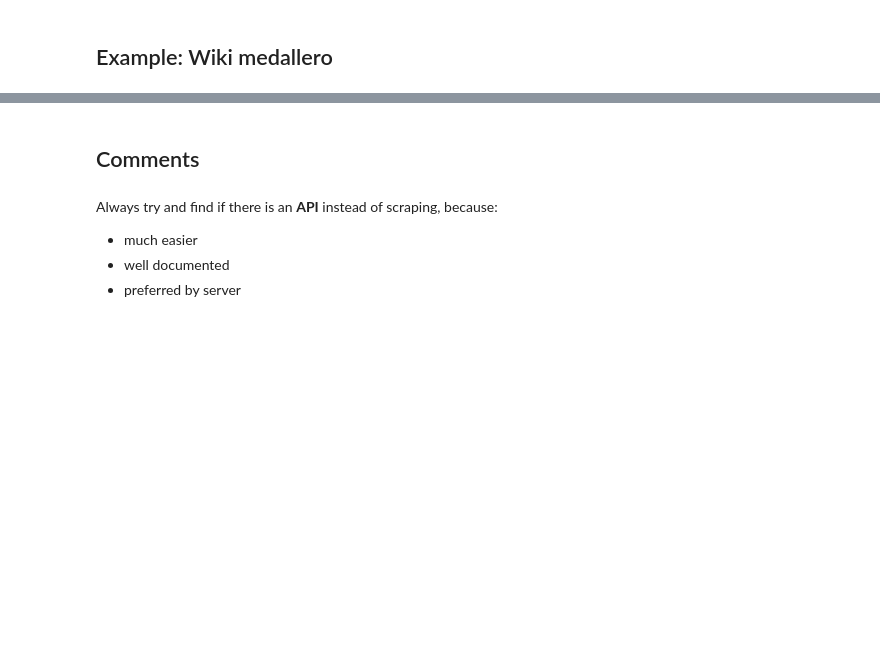
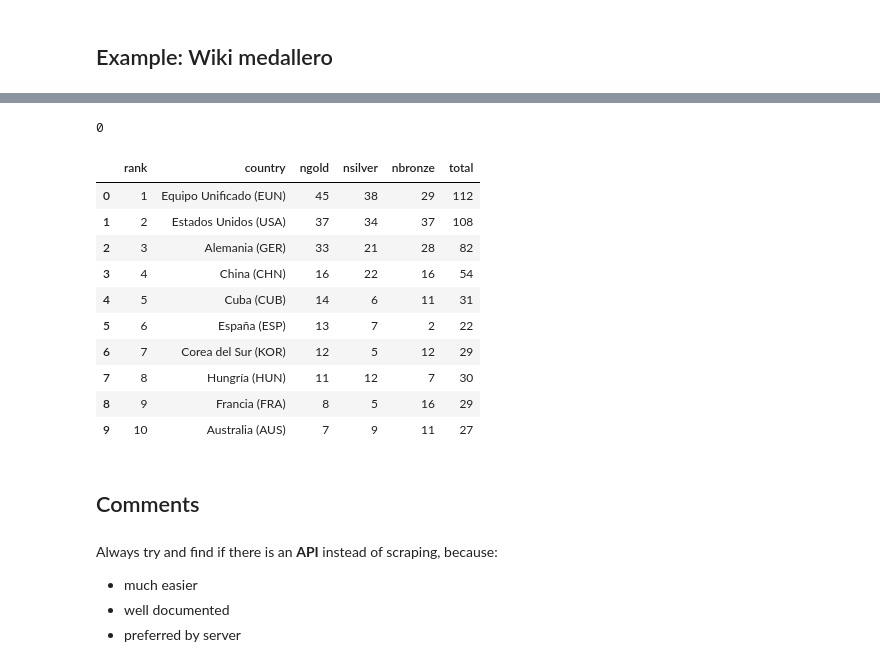
Before and after one commit to Ironhack-Data-Madrid-Mayo-2021/Classroom-Materials, a Jupyter notebook: week_03/04-web-scraping.ipynb, the cells around one changed output, grey strips where cells are left out. Cells and saved outputs as stored; diff of their text form; code cells hidden in the pictures; blank space fills up the shorter version.

```diff
--- a/week_03/04-web-scraping.ipynb
+++ b/week_03/04-web-scraping.ipynb
@@ -363,0 +490,2 @@ medallero.find_all("tr")[1].find_all("td")[1].find("a").text.strip()
+# %%
+tr = trs[1]
@@ -364,2 +503,2 @@ medallero.find_all("tr")[1].find_all("td")[1].find("a").text.strip()
 # %%
-medallero.find_all("tr")[1].find_all("td")[2]
+cols = tr.find_all("td")
@@ -383,0 +519,14 @@ data.head()
+# %%
+def get_row_info(row):
+    info = dict()
+
+    cols = row.find_all("td")
+
+    info["rank"] = int(cols[0].text)
+    info["country"] = cols[1].text.strip()
+    info["ngold"] = int(cols[2].text)
+    info["nsilver"] = int(cols[3].text)
+    info["nbronze"] = (cols[4].text)
+    info["total"] = (cols[5].text.strip())
+
+    return info
@@ -384,3 +562,25 @@ data.head()
+# %%
+for i, row in enumerate(trs):
+    try:
+        get_row_info(row)
+    except:
+        print(i)
+# %% [output]
+0
+# %%
+pd.DataFrame([get_row_info(row) for row in trs[1:]])
+# %% [output]
+|  | rank | country | ngold | nsilver | nbronze | total |
+| 0 | 1 | Equipo Unificado (EUN) | 45 | 38 | 29 | 112 |
+| 1 | 2 | Estados Unidos (USA) | 37 | 34 | 37 | 108 |
+| 2 | 3 | Alemania (GER) | 33 | 21 | 28 | 82 |
+| 3 | 4 | China (CHN) | 16 | 22 | 16 | 54 |
+| 4 | 5 | Cuba (CUB) | 14 | 6 | 11 | 31 |
+| 5 | 6 | España (ESP) | 13 | 7 | 2 | 22 |
+| 6 | 7 | Corea del Sur (KOR) | 12 | 5 | 12 | 29 |
+| 7 | 8 | Hungría (HUN) | 11 | 12 | 7 | 30 |
+| 8 | 9 | Francia (FRA) | 8 | 5 | 16 | 29 |
+| 9 | 10 | Australia (AUS) | 7 | 9 | 11 | 27 |
 # %% [markdown]
 ## Comments
 # %% [markdown]
```
Also changed, not shown: parts of 134 cells of this notebook.
